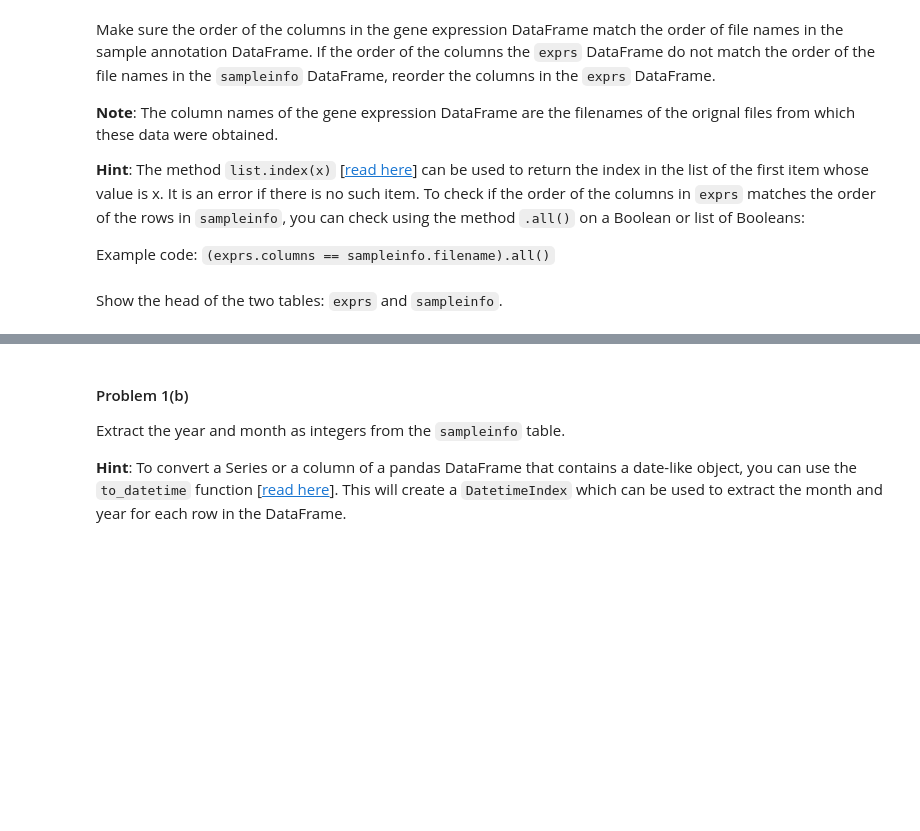
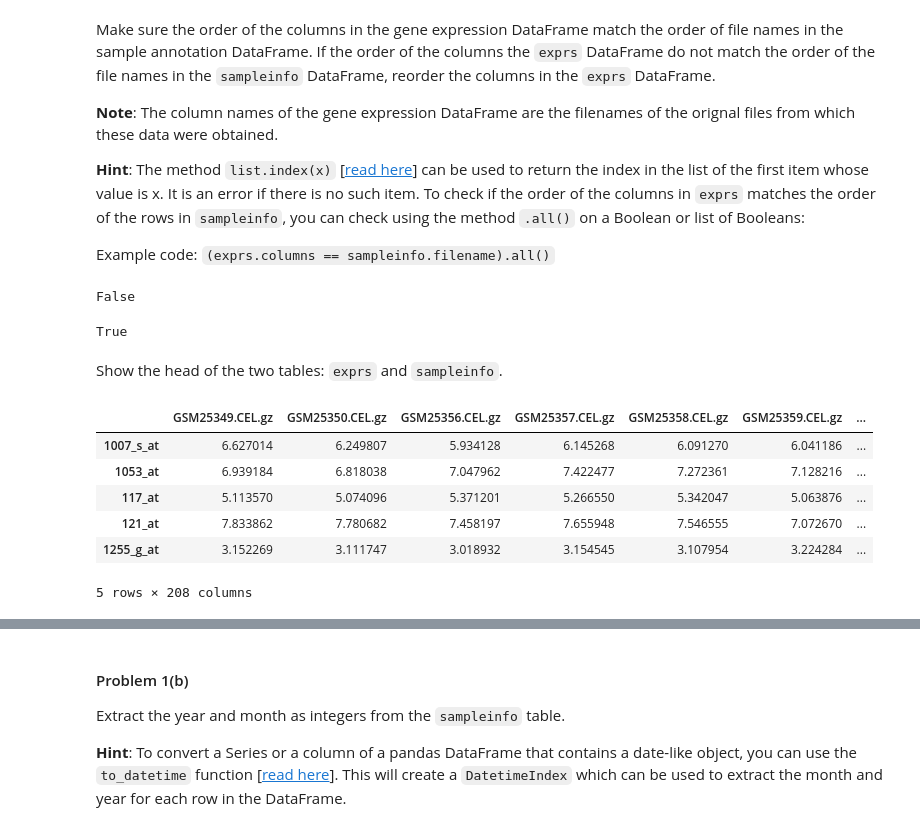
Before and after one commit to LinfinityLab/data-science-hw-assignments, a Jupyter notebook: lin_w_hw2/HW2P1.ipynb, the cells around one changed output, grey strips where cells are left out. Drawn from its saved outputs; the diff is of its cells as text; code cells hidden in the pictures; blank space fills up the shorter version.

```diff
--- a/lin_w_hw2/HW2P1.ipynb
+++ b/lin_w_hw2/HW2P1.ipynb
@@ -59,0 +58,6 @@ Read in the two files from Github: [exprs_GSE5859.csv](https://github.com/cs109/
+# %%
+#your code here
+
+dataUrl_exprs = 'https://raw.githubusercontent.com/cs109/2014_data/master/exprs_GSE5859.csv'
+exprs = pd.read_csv(dataUrl_exprs, index_col=0)
+exprs.head()
@@ -59,0 +72,4 @@ Read in the two files from Github: [exprs_GSE5859.csv](https://github.com/cs109/
+# %%
+dataUrl_sampleinfo = 'https://raw.githubusercontent.com/cs109/2014_data/master/sampleinfo_GSE5859.csv'
+sampleinfo = pd.read_csv(dataUrl_sampleinfo)
+sampleinfo.head()
@@ -67,7 +90,29 @@ Make sure the order of the columns in the gene expression DataFrame match the or
 Example code: `(exprs.columns == sampleinfo.filename).all()`
 # %%
 #your code here
+
+(exprs.columns == sampleinfo.filename).all()
+# %% [output]
+False
+# %%
+li_a = list(sampleinfo.filename)
+li_b = list(exprs.columns)
+li_match = [li_b.index(x) for x in li_a]
+exprs = exprs[li_match]
+(exprs.columns == sampleinfo.filename).all()
+# %% [output]
+True
 # %% [markdown]
 Show the head of the two tables: `exprs` and `sampleinfo`.
 # %%
 #your code here
+
+exprs.head()
+# %% [output]
+|  | GSM25349.CEL.gz | GSM25350.CEL.gz | GSM25356.CEL.gz | GSM25357.CEL.gz | GSM25358.CEL.gz | GSM25359.CEL.gz | ... |
+| 1007_s_at | 6.627014 | 6.249807 | 5.934128 | 6.145268 | 6.091270 | 6.041186 | ... |
+| 1053_at | 6.939184 | 6.818038 | 7.047962 | 7.422477 | 7.272361 | 7.128216 | ... |
+| 117_at | 5.113570 | 5.074096 | 5.371201 | 5.266550 | 5.342047 | 5.063876 | ... |
+| 121_at | 7.833862 | 7.780682 | 7.458197 | 7.655948 | 7.546555 | 7.072670 | ... |
+| 1255_g_at | 3.152269 | 3.111747 | 3.018932 | 3.154545 | 3.107954 | 3.224284 | ... |
+5 rows × 208 columns
```
Also changed, not shown: parts of 24 cells of this notebook.
